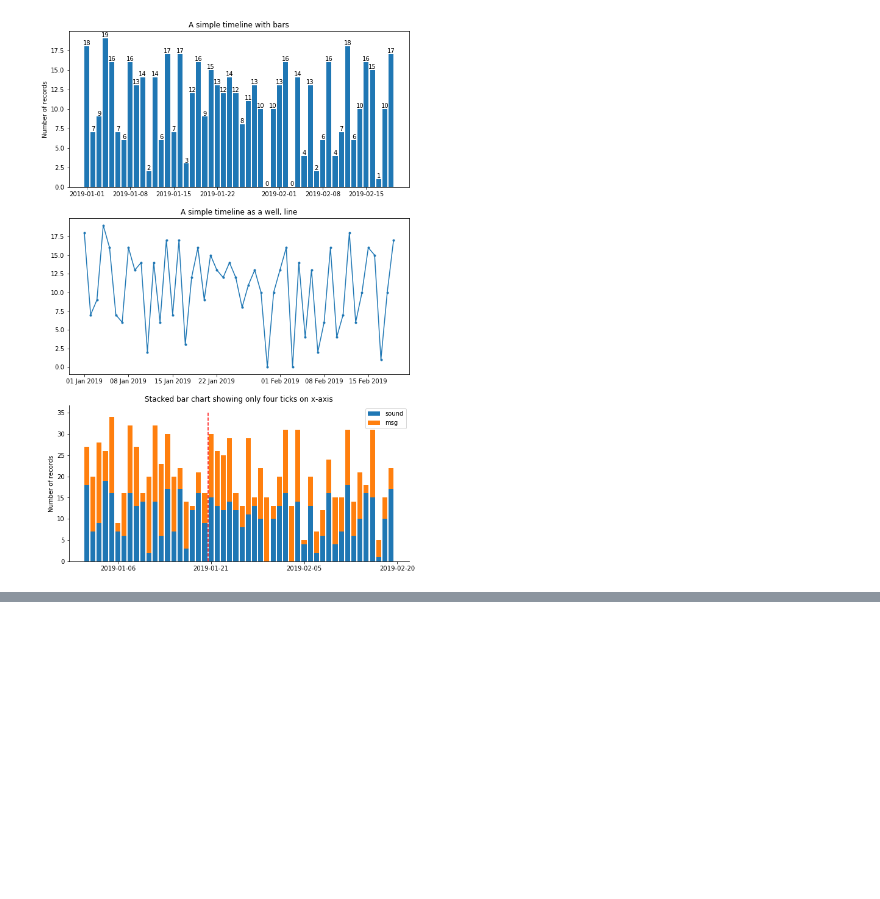
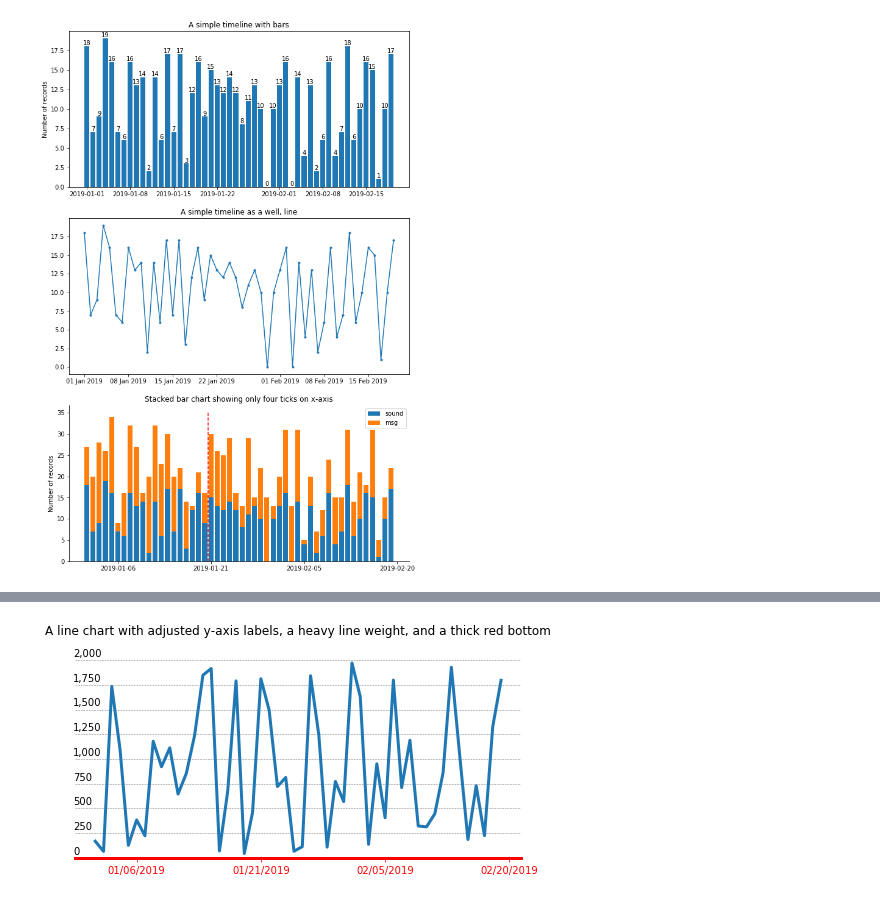
Before and after one commit to purplsquirr3l/randomness, a Jupyter notebook: viz-examples.ipynb, the cells around one changed output, grey strips where cells are left out. Saved outputs shown, nothing was run; the diff lists cells and outputs as text; code cells hidden in the pictures; blank space fills up the shorter version.

```diff
--- a/viz-examples.ipynb
+++ b/viz-examples.ipynb
@@ -356,0 +364,33 @@ plt.show()
+# %%
+fig = plt.figure(figsize=(8,4))
+ax = fig.add_subplot(111)
+ax.plot([a['datetime'] for a in items], [a['value'] for a in items], lw=3)
+ax.xaxis.set_major_formatter(mdates.DateFormatter('%m/%d/%Y'))
+ax.set_title('A line chart with adjusted y-axis labels, a heavy line weight, and a thick red bottom')
+ax.xaxis.set_major_locator(plt.MaxNLocator(4))
+ax.grid(True, 'major', 'y', ls='--', lw=.5, c='grey') # add light y-axis lines
+ax.spines['top'].set_visible(False)
+ax.spines['right'].set_visible(False)
+ax.spines['left'].set_visible(False)
+ax.yaxis.set_major_formatter(ticker.StrMethodFormatter('{x:,.0f}'))
+ax.tick_params(axis='y', left=False) # remove the ticks from the y-axis
+ax.xaxis.label.set_color('red')
+ax.tick_params(axis='x', colors='red')
+ax.spines['bottom'].set_color('red')
+ax.spines['bottom'].set_linewidth(3)
+ax.set_ylim([0, 2200])
+
+# Create offset transform by 5 points in x direction
+# Matplotlib figures use 72 points per inch (ppi).
+# So to to shift something by x points, you may shift it by x/72 inch.
+dx = 5/72.; dy = 8/72.
+offset = tms.ScaledTranslation(dx, dy, fig.dpi_scale_trans)
+
+# apply offset transform to all y ticklabels and left align them
+for label in ax.yaxis.get_majorticklabels():
+    label.set_transform(label.get_transform() + offset)
+    label.set_horizontalalignment('left')
+
+plt.show()
+# %% [output]
+[figure, added]
```
Also changed, not shown: parts of 3 cells of this notebook.
